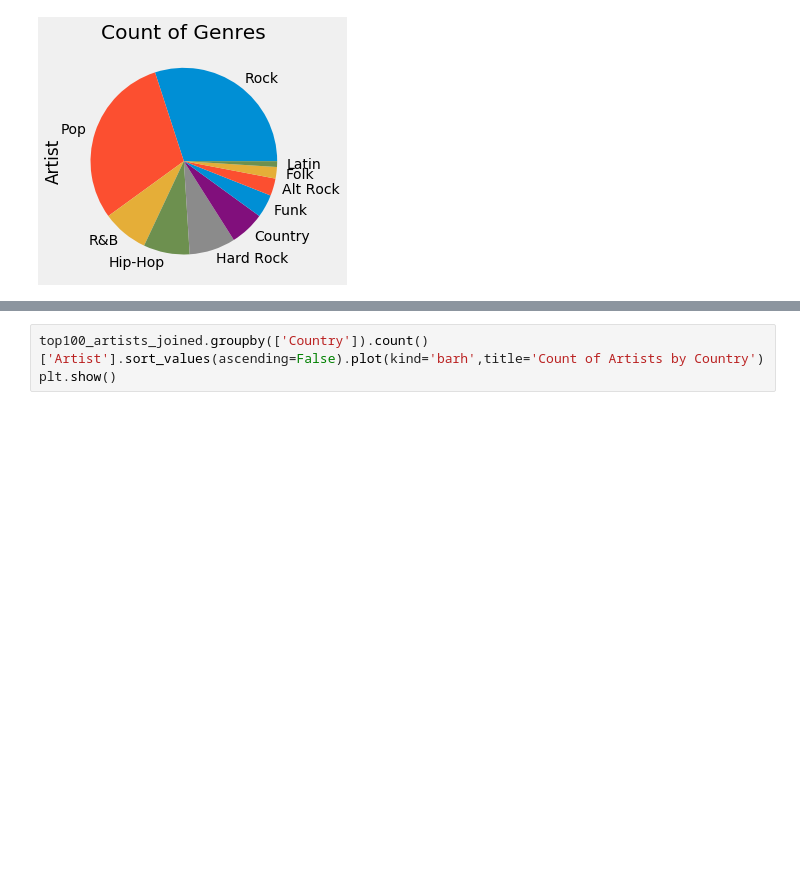
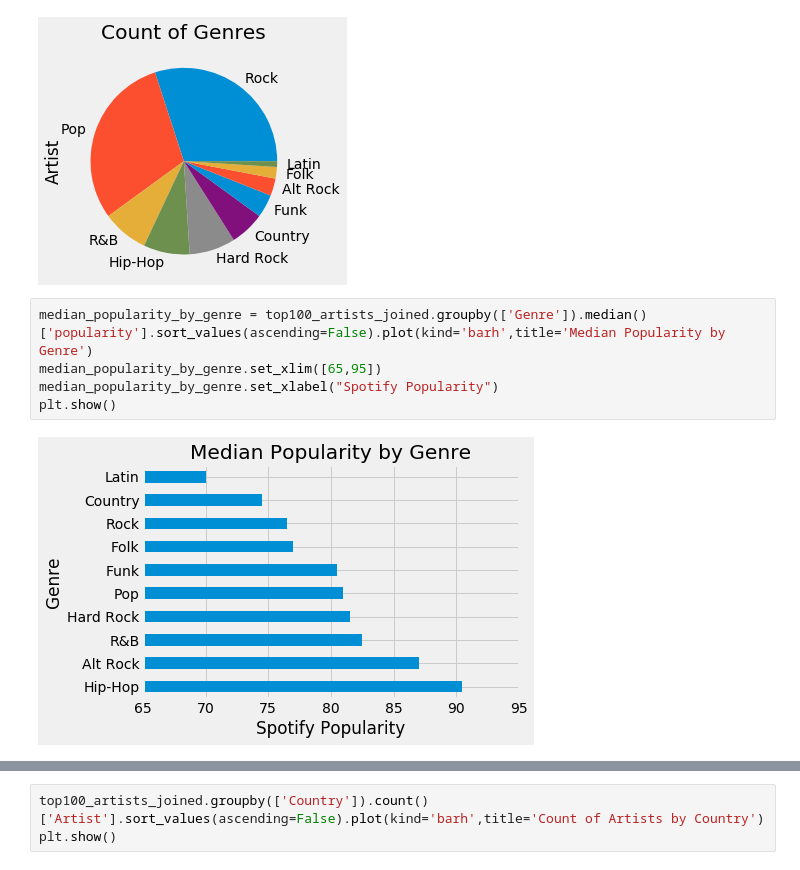
Before and after one commit to shreymukh2020/Spotify-ETL-Analysis, a Jupyter notebook: ETL_Top100_Project.ipynb, the cells around one changed output, grey strips where cells are left out. Cells and saved outputs as stored; diff of their text form; blank space fills up the shorter version.

```diff
--- a/ETL_Top100_Project.ipynb
+++ b/ETL_Top100_Project.ipynb
@@ -155,3 +150,10 @@ top100_artists_joined.groupby(['Genre']).count()['Artist'].sort_values(ascending
 plt.show()
 # %% [output]
 [figure]
+# %%
+median_popularity_by_genre = top100_artists_joined.groupby(['Genre']).median()['popularity'].sort_values(ascending=False).plot(kind='barh',title='Median Popularity by Genre')
+median_popularity_by_genre.set_xlim([65,95])
+median_popularity_by_genre.set_xlabel("Spotify Popularity")
+plt.show()
+# %% [output]
+[figure, added]
```
Also changed, not shown: parts of 3 cells of this notebook.
